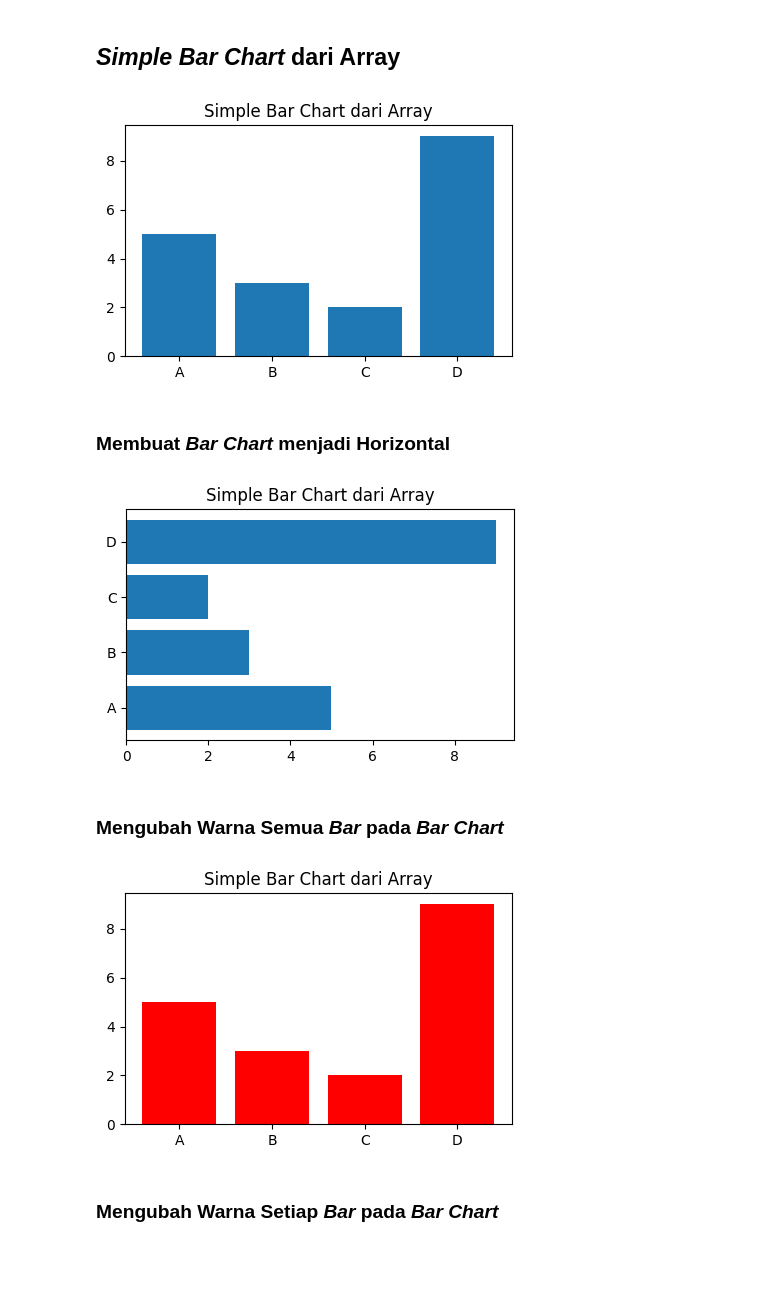
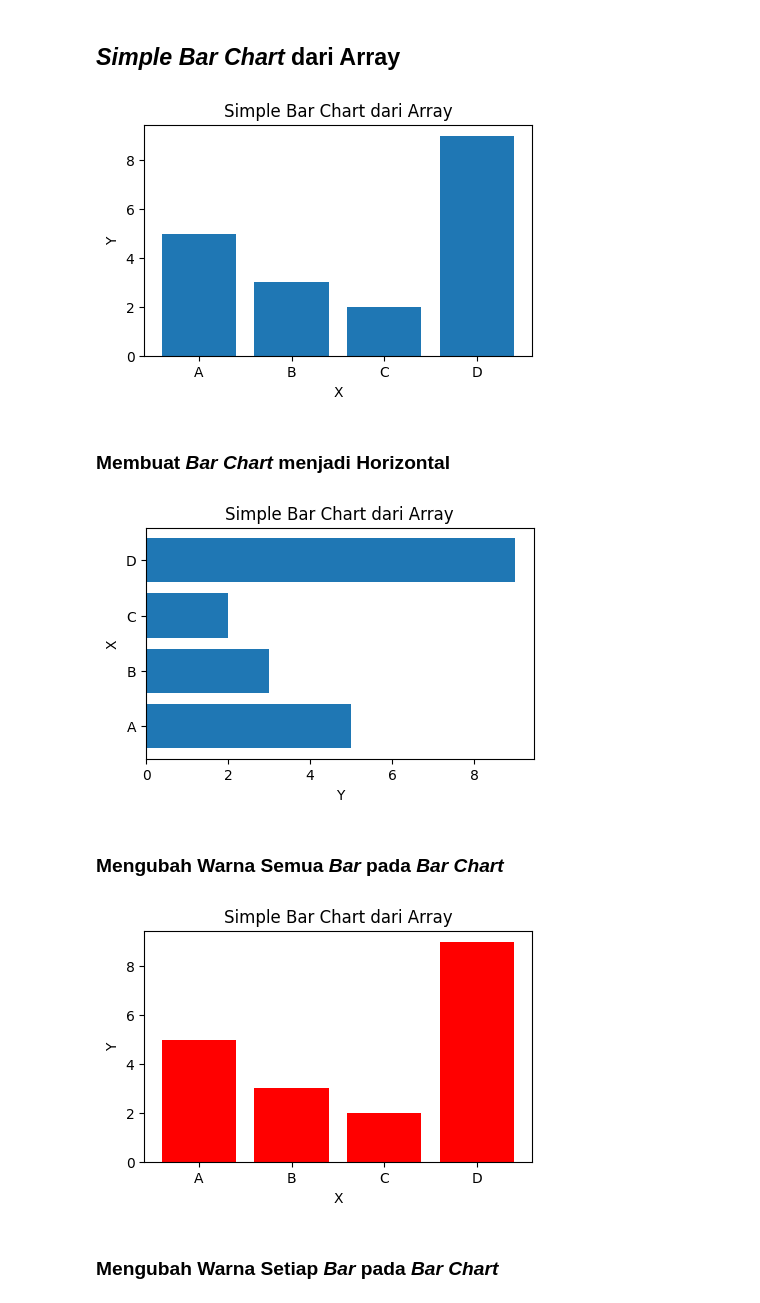
Before and after one commit to sinubi-idr/data-visualization-matplotlib, a Jupyter notebook: Matplotlib_Simple_Bar_Chart.ipynb, the cells around one changed output. Cells and saved outputs as stored; diff of their text form; code cells hidden in the pictures; blank space fills up the shorter version.

```diff
--- a/Matplotlib_Simple_Bar_Chart.ipynb
+++ b/Matplotlib_Simple_Bar_Chart.ipynb
@@ -73,23 +78,27 @@ Y = np.array([5, 3, 2, 9])
 plt.figure(figsize=(5,3))                # Ukuran Gambar (dalam inci)
 plt.bar(X, Y)
 plt.title('Simple Bar Chart dari Array') # Judul Gambar
+plt.xlabel('X')                          # Keterangan untuk Sumbu X
+plt.ylabel('Y')                          # Keterangan untuk Sumbu Y
 plt.show()
 # %% [output]
-[figure, old version]
+[figure, new version]
 # %% [markdown]
 ### Membuat *Bar Chart* menjadi Horizontal
 # %%
 # Menyiapkan Data X dan Y
 X = np.array(["A", "B", "C", "D"])
 Y = np.array([5, 3, 2, 9])
 
 # Membuat Simple Bar Chart
 plt.figure(figsize=(5,3))                # Ukuran Gambar (dalam inci)
 plt.barh(X, Y)
 plt.title('Simple Bar Chart dari Array') # Judul Gambar
+plt.xlabel('Y')                          # Keterangan untuk Sumbu X
+plt.ylabel('X')                          # Keterangan untuk Sumbu Y
 plt.show()
 # %% [output]
-[figure, old version]
+[figure, new version]
 # %% [markdown]
 ### Mengubah Warna Semua *Bar* pada *Bar Chart*
 # %%
@@ -101,9 +110,11 @@ Y = np.array([5, 3, 2, 9])
 plt.figure(figsize=(5,3))                # Ukuran Gambar (dalam inci)
 plt.bar(X, Y, color = 'red')
 plt.title('Simple Bar Chart dari Array') # Judul Gambar
+plt.xlabel('X')                          # Keterangan untuk Sumbu X
+plt.ylabel('Y')                          # Keterangan untuk Sumbu Y
 plt.show()
 # %% [output]
-[figure, old version]
+[figure, new version]
 # %% [markdown]
 ### Mengubah Warna Setiap *Bar* pada *Bar Chart*
 # %%
```
Also changed, not shown: parts of 6 cells of this notebook.
